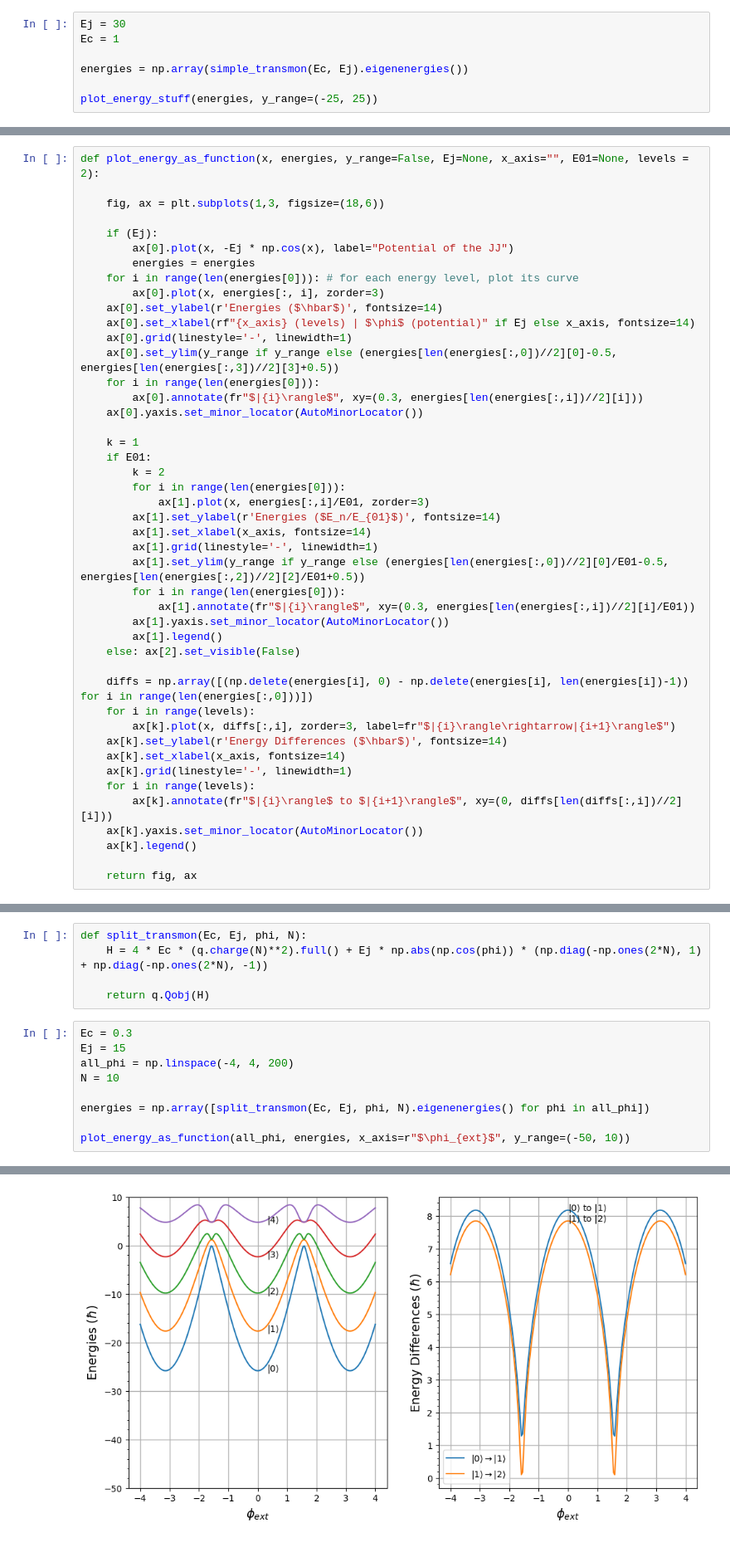
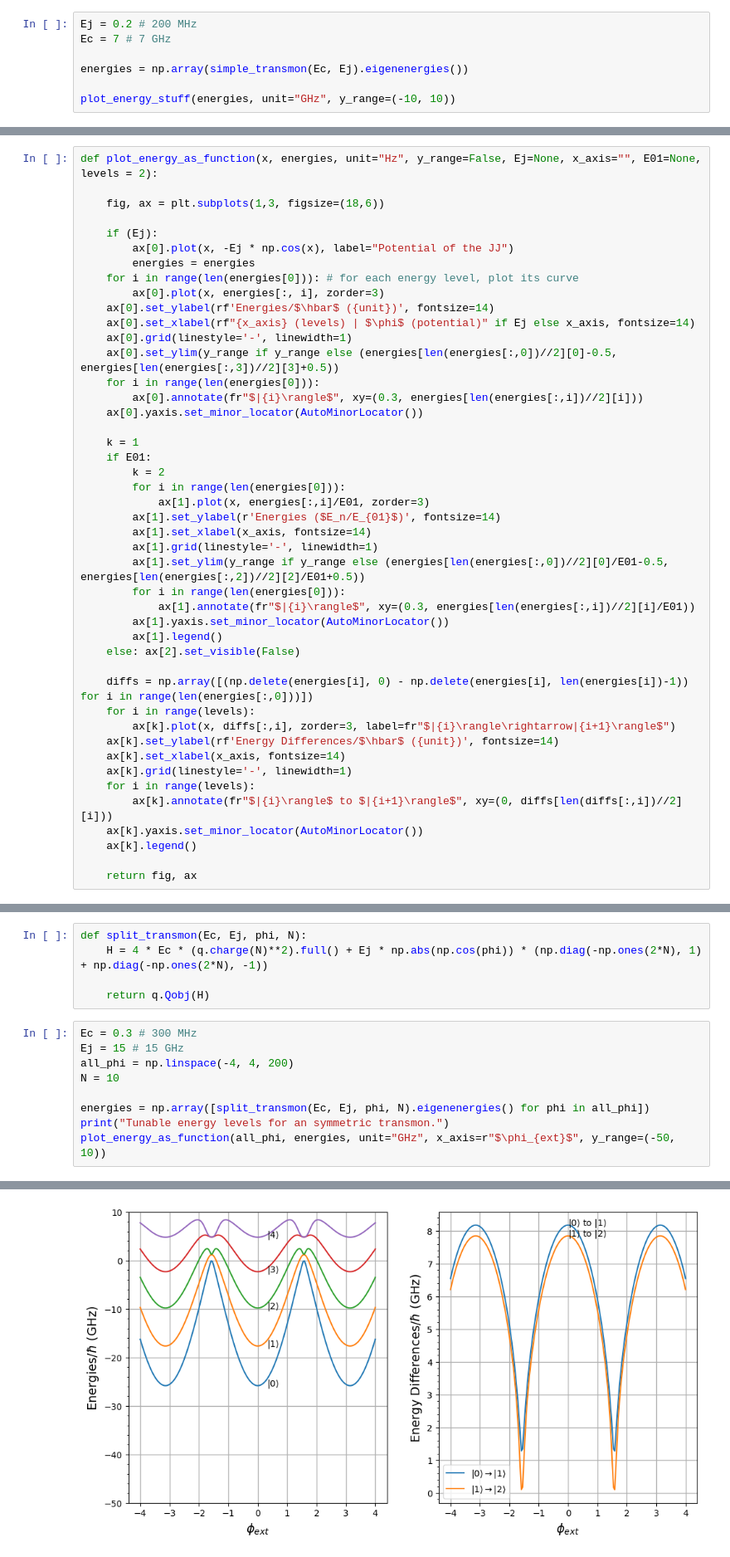
Before and after one commit to Khosmos3/Superconducting-Qubits, a Jupyter notebook: superconducting.ipynb, the cells around one changed output, grey strips where cells are left out. Shown at 83% size. Drawn from its saved outputs; the diff is of its cells as text.

```diff
--- a/superconducting.ipynb
+++ b/superconducting.ipynb
@@ -265,11 +265,11 @@ def simple_transmon(Ec, Ej):
 
     return q.Qobj(H)
 # %%
-Ej = 30
-Ec = 1
+Ej = 0.2 # 200 MHz
+Ec = 7 # 7 GHz
 
 energies = np.array(simple_transmon(Ec, Ej).eigenenergies())
 
-plot_energy_stuff(energies, y_range=(-25, 25))
+plot_energy_stuff(energies, unit="GHz", y_range=(-10, 10))
 # %% [output]
 (<Figure size 1200x600 with 2 Axes>,
@@ -309,7 +309,7 @@ def transmon_ng(Ec, Ej, ng, N):
 # %% [markdown]
 To model this qubit, we will plot the energy levels and the energy level differences as a function of $n_g$. Often, it is useful here to also view the energy level differences in reference to the first energy gap $E_{01}$. Since this is effected by $n_g$, we choose the transition energy when $n_g=0$. I have added an additional plot to demonstrate this.
 # %%
-def plot_energy_as_function(x, energies, y_range=False, Ej=None, x_axis="", E01=None, levels = 2):
+def plot_energy_as_function(x, energies, unit="Hz", y_range=False, Ej=None, x_axis="", E01=None, levels = 2):
 
     fig, ax = plt.subplots(1,3, figsize=(18,6))
 
@@ -318,7 +318,7 @@ def plot_energy_as_function(x, energies, y_range=False, Ej=None, x_axis="", E01=
         energies = energies
     for i in range(len(energies[0])): # for each energy level, plot its curve
         ax[0].plot(x, energies[:, i], zorder=3)
-    ax[0].set_ylabel(r'Energies ($\hbar$)', fontsize=14)
+    ax[0].set_ylabel(rf'Energies/$\hbar$ ({unit})', fontsize=14)
     ax[0].set_xlabel(rf"{x_axis} (levels) | $\phi$ (potential)" if Ej else x_axis, fontsize=14)
     ax[0].grid(linestyle='-', linewidth=1)
     ax[0].set_ylim(y_range if y_range else (energies[len(energies[:,0])//2][0]-0.5, energies[len(energies[:,3])//2][3]+0.5))
@@ -344,7 +344,7 @@ def plot_energy_as_function(x, energies, y_range=False, Ej=None, x_axis="", E01=
     diffs = np.array([(np.delete(energies[i], 0) - np.delete(energies[i], len(energies[i])-1)) for i in range(len(energies[:,0]))])
     for i in range(levels):
         ax[k].plot(x, diffs[:,i], zorder=3, label=fr"$|{i}\rangle\rightarrow|{i+1}\rangle$")
-    ax[k].set_ylabel(r'Energy Differences ($\hbar$)', fontsize=14)
+    ax[k].set_ylabel(rf'Energy Differences/$\hbar$ ({unit})', fontsize=14)
     ax[k].set_xlabel(x_axis, fontsize=14)
     ax[k].grid(linestyle='-', linewidth=1)
     for i in range(levels):
@@ -404,13 +421,13 @@ def split_transmon(Ec, Ej, phi, N):
 
     return q.Qobj(H)
 # %%
-Ec = 0.3
-Ej = 15
+Ec = 0.3 # 300 MHz
+Ej = 15 # 15 GHz
 all_phi = np.linspace(-4, 4, 200)
 N = 10
 
 energies = np.array([split_transmon(Ec, Ej, phi, N).eigenenergies() for phi in all_phi])
-
-plot_energy_as_function(all_phi, energies, x_axis=r"$\phi_{ext}$", y_range=(-50, 10))
+print("Tunable energy levels for an symmetric transmon.")
+plot_energy_as_function(all_phi, energies, unit="GHz", x_axis=r"$\phi_{ext}$", y_range=(-50, 10))
 # %% [output]
 (<Figure size 1800x600 with 3 Axes>,
@@ -419,2 +436,2 @@ plot_energy_as_function(all_phi, energies, x_axis=r"$\phi_{ext}$", y_range=(-50,
         <Axes: >], dtype=object))
-[figure, old version]
+[figure, new version]
```
Also changed, not shown: parts of 16 cells of this notebook.
